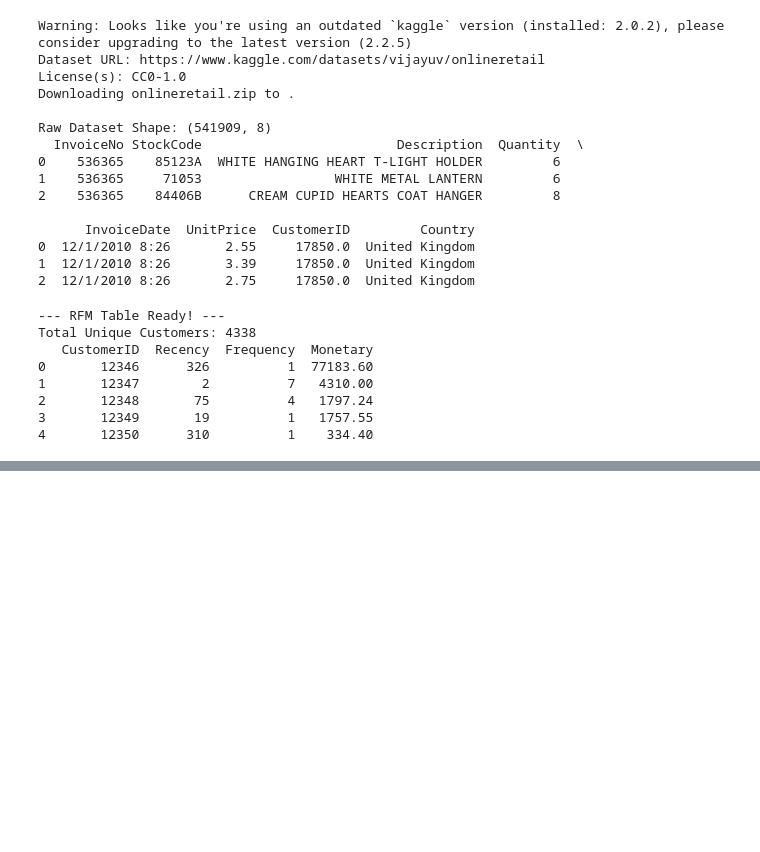
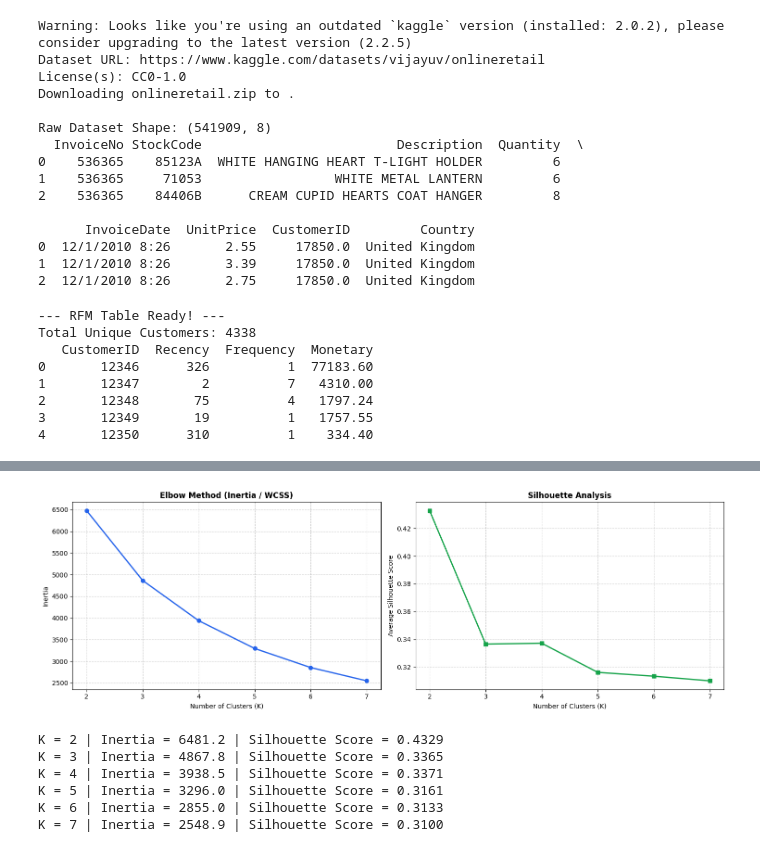
Before and after one commit to too-baa/e-commerce-customer-segmentation, a Jupyter notebook: CaseStudy4.ipynb, the cells around one changed output, grey strips where cells are left out. Cells and saved outputs as stored; diff of their text form; code cells hidden in the pictures; blank space fills up the shorter version.

```diff
--- a/CaseStudy4.ipynb
+++ b/CaseStudy4.ipynb
@@ -79,0 +147,49 @@ Total Unique Customers: 4338
+# %%
+import matplotlib.pyplot as plt
+from sklearn.cluster import KMeans
+from sklearn.metrics import silhouette_score
+
+# 1. Test K values from 2 to 7
+k_range = range(2, 8)
+inertia_values = []
+silhouette_values = []
+
+for k in k_range:
+    # random_state=42 guarantees reproducibility
+    km = KMeans(n_clusters=k, init='k-means++', n_init=10, random_state=42)
+    labels = km.fit_predict(X_scaled)
+
+    inertia_values.append(km.inertia_)
+    silhouette_values.append(silhouette_score(X_scaled, labels))
+
+# 2. Plot Elbow and Silhouette curves side-by-side
+fig, axes = plt.subplots(1, 2, figsize=(15, 5))
+
+# Elbow Curve
+axes[0].plot(k_range, inertia_values, marker='o', color='#2563EB', linewidth=2)
+axes[0].set_title('Elbow Method (Inertia / WCSS)', fontsize=12, fontweight='bold')
+axes[0].set_xlabel('Number of Clusters (K)')
+axes[0].set_ylabel('Inertia')
+axes[0].grid(True, linestyle='--', alpha=0.6)
+
+# Silhouette Score Curve
+axes[1].plot(k_range, silhouette_values, marker='s', color='#16A34A', linewidth=2)
+axes[1].set_title('Silhouette Analysis', fontsize=12, fontweight='bold')
+axes[1].set_xlabel('Number of Clusters (K)')
+axes[1].set_ylabel('Average Silhouette Score')
+axes[1].grid(True, linestyle='--', alpha=0.6)
+
+plt.tight_layout()
+plt.show()
+
+# 3. Print the computed metrics
+for k, inertia, sil in zip(k_range, inertia_values, silhouette_values):
+    print(f"K = {k} | Inertia = {inertia:.1f} | Silhouette Score = {sil:.4f}")
+# %% [output]
+[figure, added]
+K = 2 | Inertia = 6481.2 | Silhouette Score = 0.4329
+K = 3 | Inertia = 4867.8 | Silhouette Score = 0.3365
+K = 4 | Inertia = 3938.5 | Silhouette Score = 0.3371
+K = 5 | Inertia = 3296.0 | Silhouette Score = 0.3161
+K = 6 | Inertia = 2855.0 | Silhouette Score = 0.3133
+K = 7 | Inertia = 2548.9 | Silhouette Score = 0.3100
```
Also changed, not shown: parts of 10 cells of this notebook.
